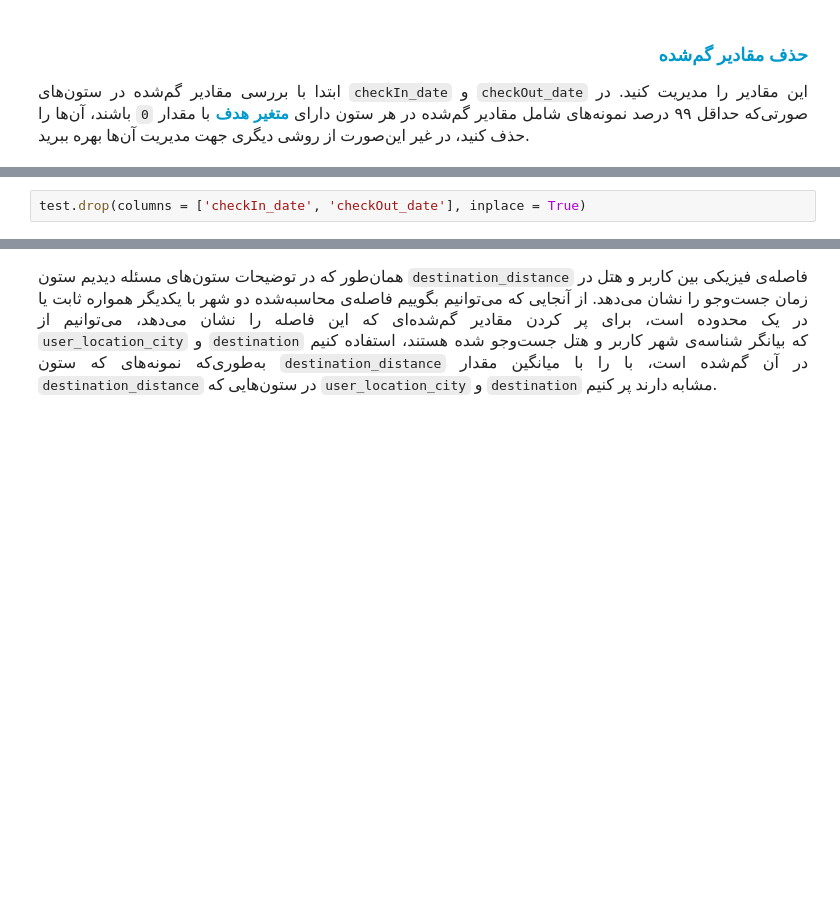
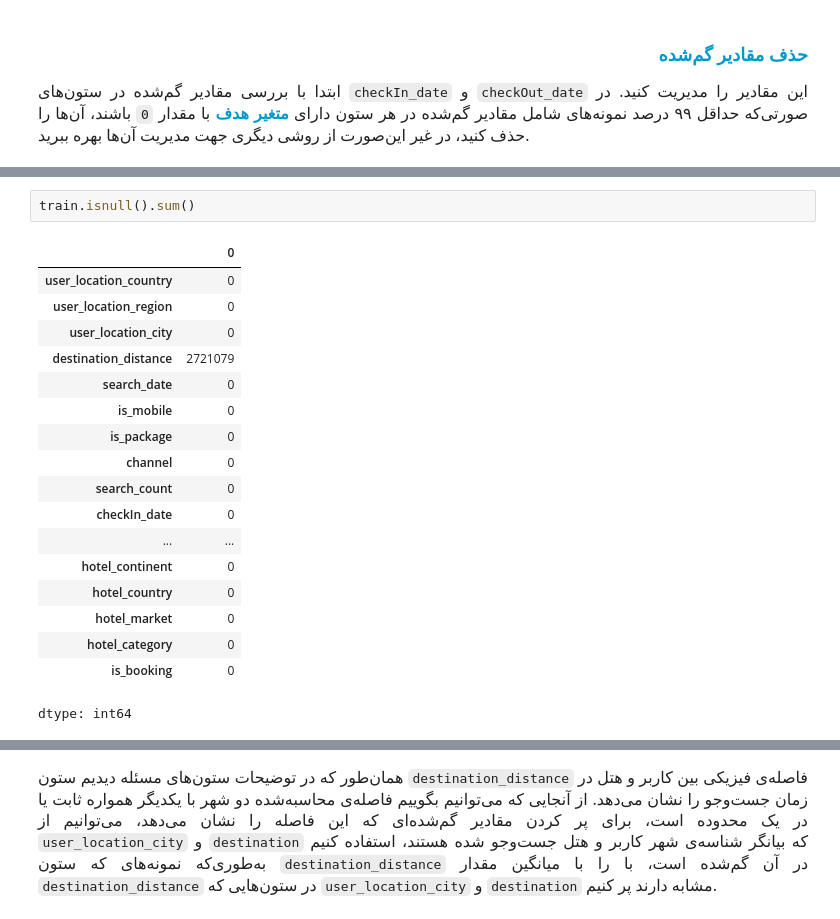
Before and after one commit to Hossein-John/Deep_learning, a Jupyter notebook: First Project/1/will_not_travel_again/will_not_travel_again/will_not_travel_again.ipynb, the cells around one changed output, grey strips where cells are left out. Drawn from its saved outputs; the diff is of its cells as text; blank space fills up the shorter version.

```diff
--- a/First Project/1/will_not_travel_again/will_not_travel_again/will_not_travel_again.ipynb
+++ b/First Project/1/will_not_travel_again/will_not_travel_again/will_not_travel_again.ipynb
@@ -192,3 +213,22 @@ Percent of missing checkOut_date where is_booking == 0: 99.96370235934664%
 # %%
-test.drop(columns = ['checkIn_date', 'checkOut_date'], inplace = True)
+train.isnull().sum()
+# %% [output]
+|  | 0 |
+| user_location_country | 0 |
+| user_location_region | 0 |
+| user_location_city | 0 |
+| destination_distance | 2721079 |
+| search_date | 0 |
+| is_mobile | 0 |
+| is_package | 0 |
+| channel | 0 |
+| search_count | 0 |
+| checkIn_date | 0 |
+| ... | ... |
+| hotel_continent | 0 |
+| hotel_country | 0 |
+| hotel_market | 0 |
+| hotel_category | 0 |
+| is_booking | 0 |
+dtype: int64
 # %%
```
Also changed, not shown: parts of 40 cells of this notebook, 6 other files.
